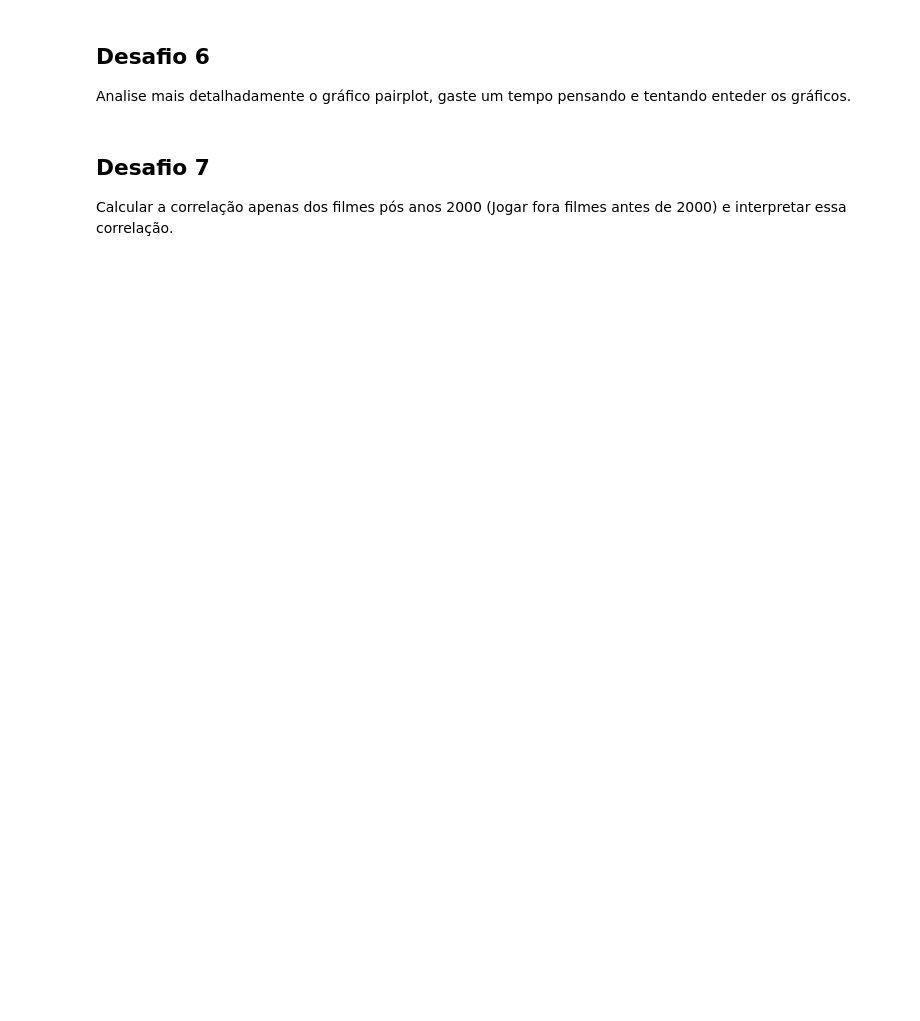
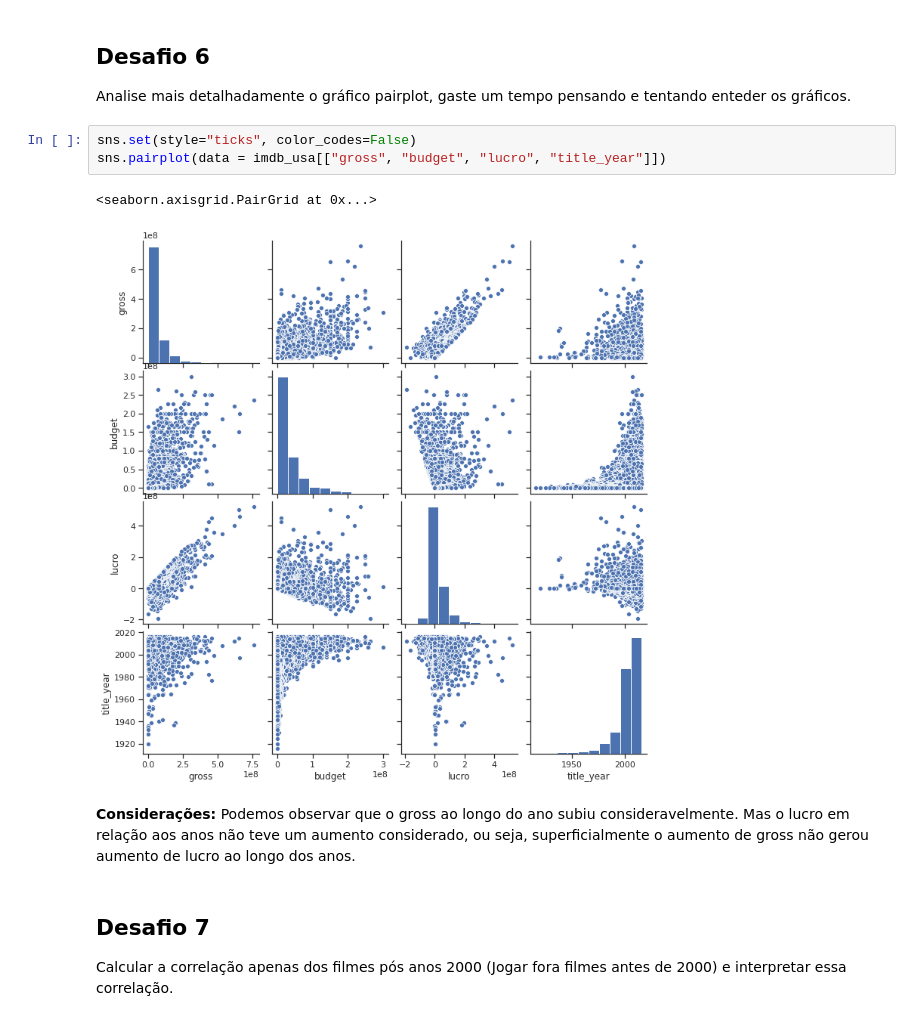
Before and after one commit to edsonajunior/Data-Science-study, a Jupyter notebook: QuarentenaDados_aula03.ipynb, the cells around one changed output. Cells and saved outputs as stored; diff of their text form; blank space fills up the shorter version.

```diff
--- a/QuarentenaDados_aula03.ipynb
+++ b/QuarentenaDados_aula03.ipynb
@@ -293,6 +332,16 @@ No gráfico de **filmes_irmaos por dindin** temos alguns pontos estranhos entre
 # %% [markdown]
 ## Desafio 6
 Analise mais detalhadamente o gráfico pairplot, gaste um tempo pensando e tentando enteder os gráficos.
+# %%
+sns.set(style="ticks", color_codes=False)
+sns.pairplot(data = imdb_usa[["gross", "budget", "lucro", "title_year"]])
+# %% [output]
+<seaborn.axisgrid.PairGrid at 0x...>
+[figure, added]
+# %% [markdown]
+**Considerações:**
+Podemos observar que o gross ao longo do ano subiu consideravelmente.
+Mas o lucro em relação aos anos não teve um aumento considerado, ou seja, superficialmente o aumento de gross não gerou aumento de lucro ao longo dos anos.
 # %% [markdown]
 ## Desafio 7
 
```
Also changed, not shown: parts of 9 cells of this notebook.
